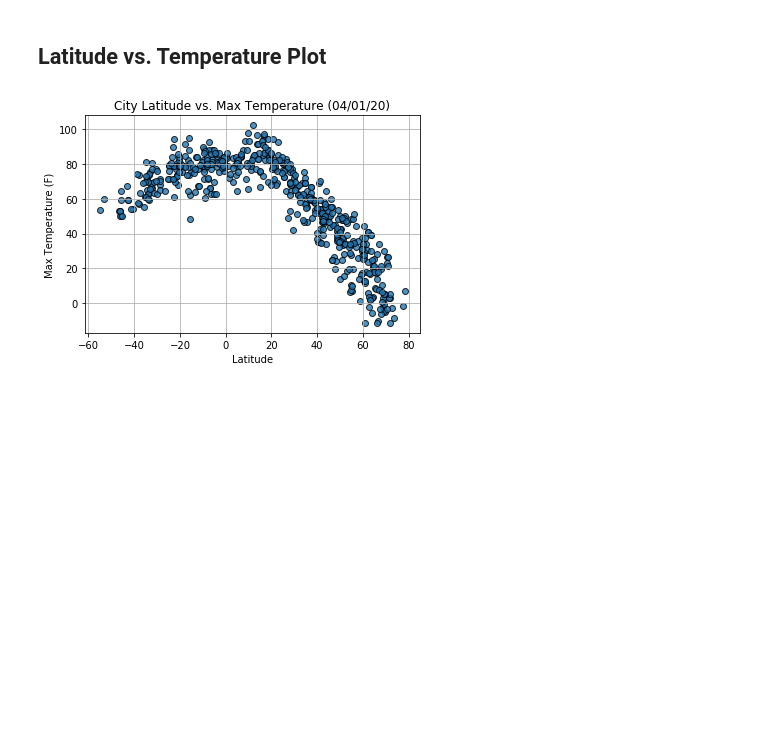
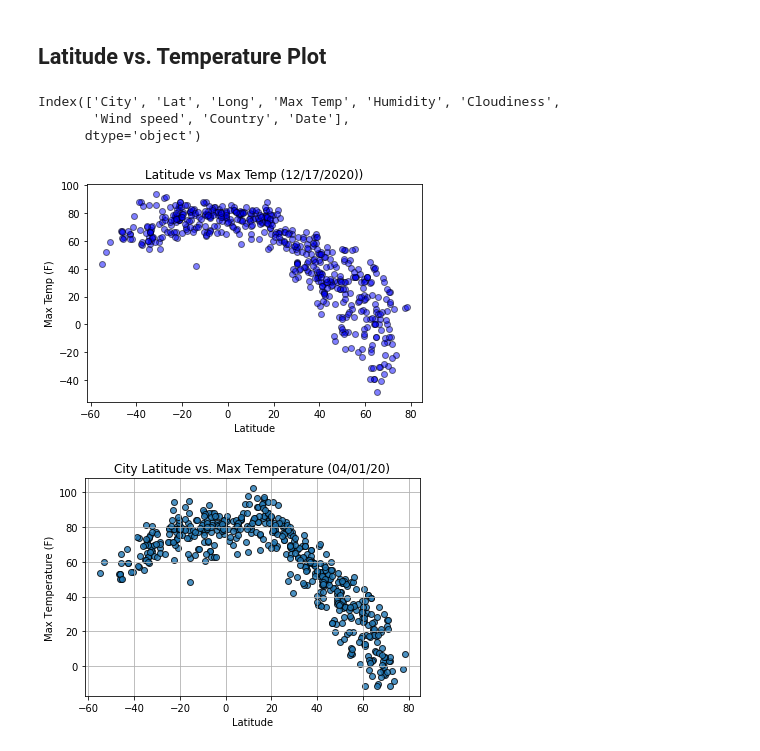
Before and after one commit to amorales0614/pythonapis-challenge, a Jupyter notebook: WeatherPy.ipynb, the cells around one changed output. Drawn from its saved outputs; the diff is of its cells as text; code cells hidden in the pictures; blank space fills up the shorter version.

```diff
--- a/WeatherPy.ipynb
+++ b/WeatherPy.ipynb
@@ -218,6 +218,20 @@ Int64Index([], dtype='int64')
 * Save the plotted figures as .pngs.
 # %% [markdown]
 ## Latitude vs. Temperature Plot
+# %%
+city_weather_df.columns
+# %% [output]
+Index(['City', 'Lat', 'Long', 'Max Temp', 'Humidity', 'Cloudiness',
+       'Wind speed', 'Country', 'Date'],
+      dtype='object')
+# %%
+plt.scatter(pd.to_numeric(city_weather_df["Lat"]).astype(float), pd.to_numeric(city_weather_df["Max Temp"]).astype(float), facecolors="blue", edgecolors="black", alpha = 0.5)
+plt.xlabel("Latitude")
+plt.ylabel("Max Temp (F)")
+plt.title(f"Latitude vs Max Temp (12/17/2020))")
+plt.show()
+# %% [output]
+[figure, added]
 # %%
 # %% [output]
 [figure]
```
